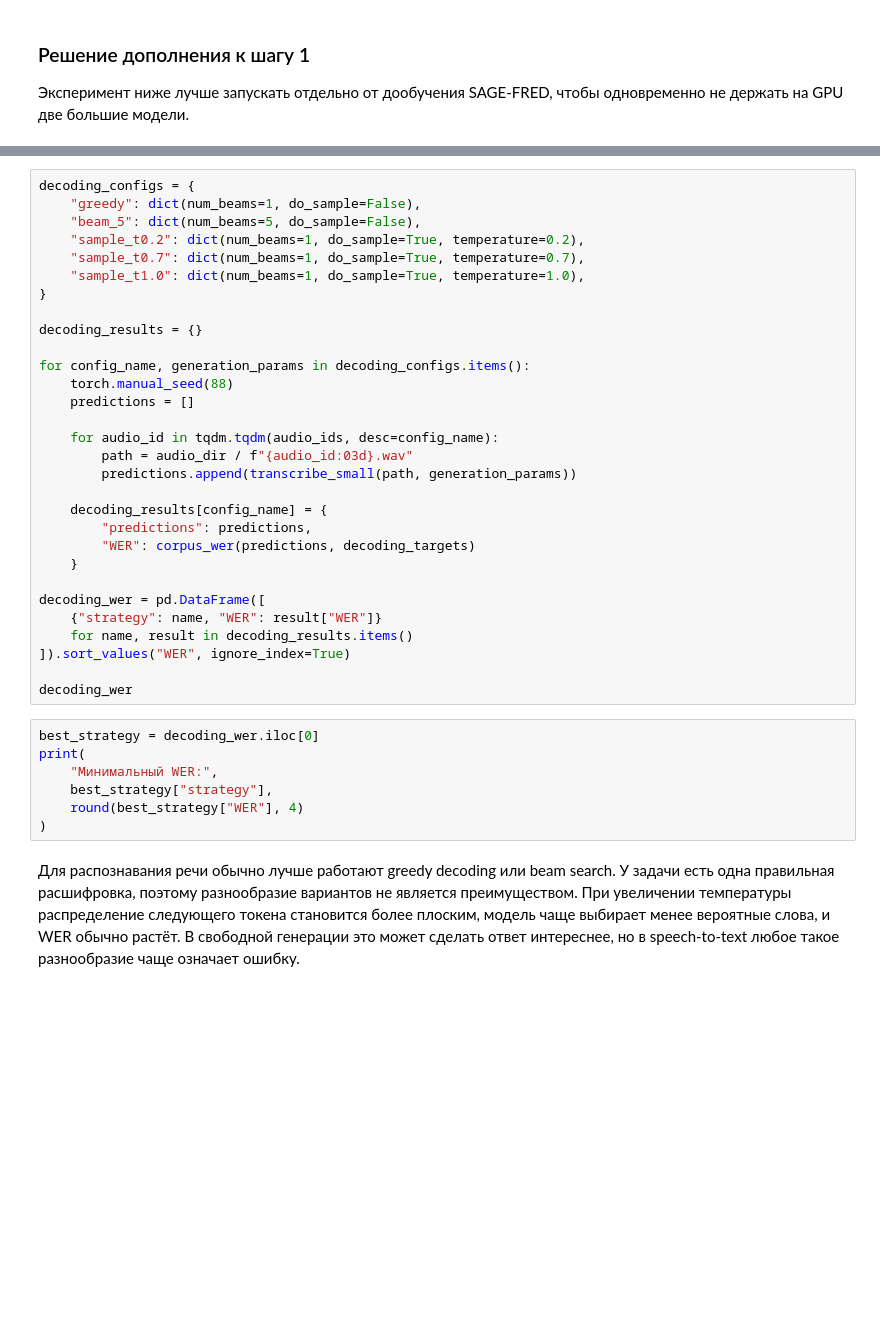
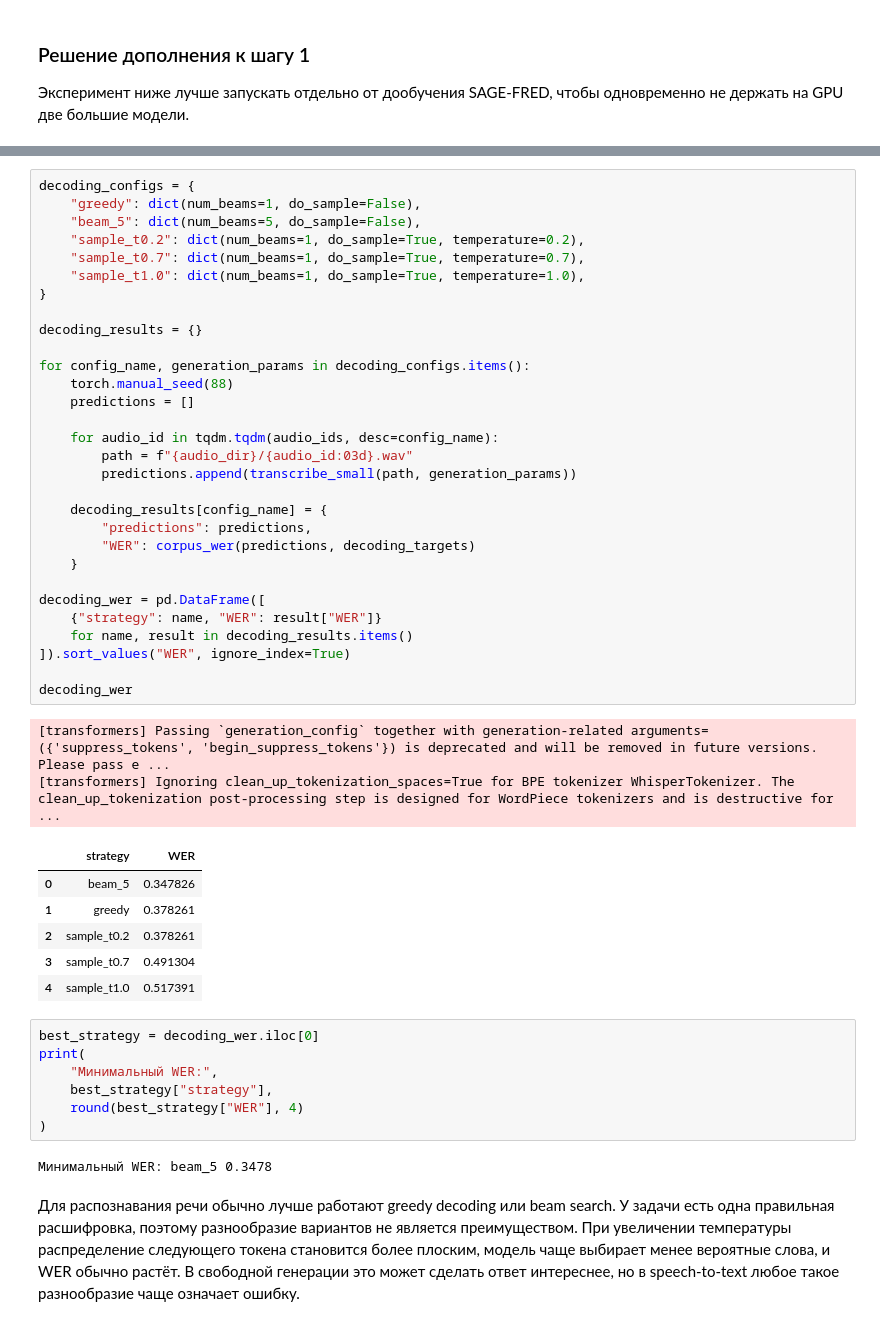
Before and after one commit to just-hw/GEN_HW1, a Jupyter notebook: GenDL_HT1_base_2026_2_completed1.ipynb, the cells around one changed output, grey strips where cells are left out. Drawn from its saved outputs; the diff is of its cells as text; blank space fills up the shorter version.

```diff
--- a/GenDL_HT1_base_2026_2_completed1.ipynb
+++ b/GenDL_HT1_base_2026_2_completed1.ipynb
@@ -2089,33 +2092,42 @@ def transcribe_small(path, generation_params):
 # %%
 decoding_configs = {
     "greedy": dict(num_beams=1, do_sample=False),
     "beam_5": dict(num_beams=5, do_sample=False),
     "sample_t0.2": dict(num_beams=1, do_sample=True, temperature=0.2),
     "sample_t0.7": dict(num_beams=1, do_sample=True, temperature=0.7),
     "sample_t1.0": dict(num_beams=1, do_sample=True, temperature=1.0),
 }
 
 decoding_results = {}
 
 for config_name, generation_params in decoding_configs.items():
     torch.manual_seed(88)
     predictions = []
 
     for audio_id in tqdm.tqdm(audio_ids, desc=config_name):
-        path = audio_dir / f"{audio_id:03d}.wav"
+        path = f"{audio_dir}/{audio_id:03d}.wav"
         predictions.append(transcribe_small(path, generation_params))
 
     decoding_results[config_name] = {
         "predictions": predictions,
         "WER": corpus_wer(predictions, decoding_targets)
     }
 
 decoding_wer = pd.DataFrame([
     {"strategy": name, "WER": result["WER"]}
     for name, result in decoding_results.items()
 ]).sort_values("WER", ignore_index=True)
 
 decoding_wer
+# %% [output]
+[transformers] Passing `generation_config` together with generation-related arguments=({'suppress_tokens', 'begin_suppress_tokens'}) is deprecated and will be removed in future versions. Please pass e ...
+[transformers] Ignoring clean_up_tokenization_spaces=True for BPE tokenizer WhisperTokenizer. The clean_up_tokenization post-processing step is designed for WordPiece tokenizers and is destructive for ...
+|  | strategy | WER |
+| 0 | beam_5 | 0.347826 |
+| 1 | greedy | 0.378261 |
+| 2 | sample_t0.2 | 0.378261 |
+| 3 | sample_t0.7 | 0.491304 |
+| 4 | sample_t1.0 | 0.517391 |
 # %%
 best_strategy = decoding_wer.iloc[0]
 print(
@@ -2123,6 +2135,8 @@ print(
     best_strategy["strategy"],
     round(best_strategy["WER"], 4)
 )
+# %% [output]
+Минимальный WER: beam_5 0.3478
 # %% [markdown]
 Для распознавания речи обычно лучше работают greedy decoding или beam search. У задачи есть одна правильная расшифровка, поэтому разнообразие вариантов не является преимуществом. При увеличении температуры распределение следующего токена становится более плоским, модель чаще выбирает менее вероятные слова, и WER обычно растёт. В свободной генерации это может сделать ответ интереснее, но в speech-to-text любое такое разнообразие чаще означает ошибку.
 # %%
```
Also changed, not shown: parts of 3 cells of this notebook.
